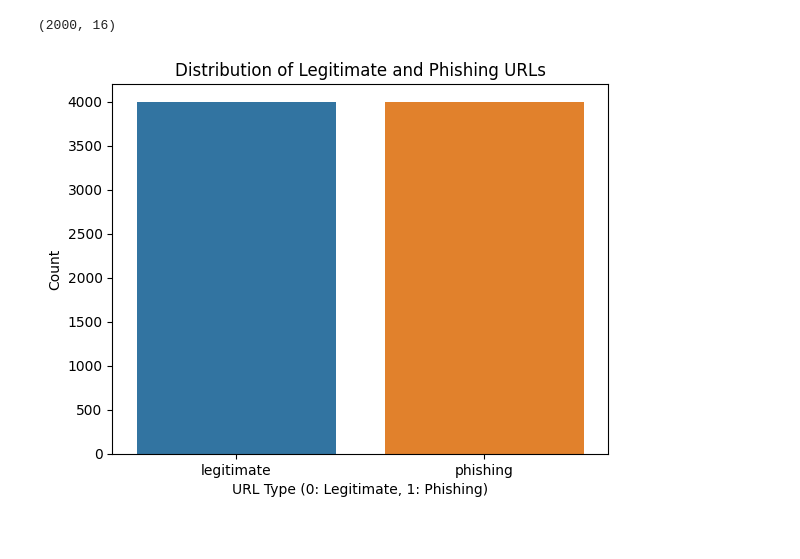
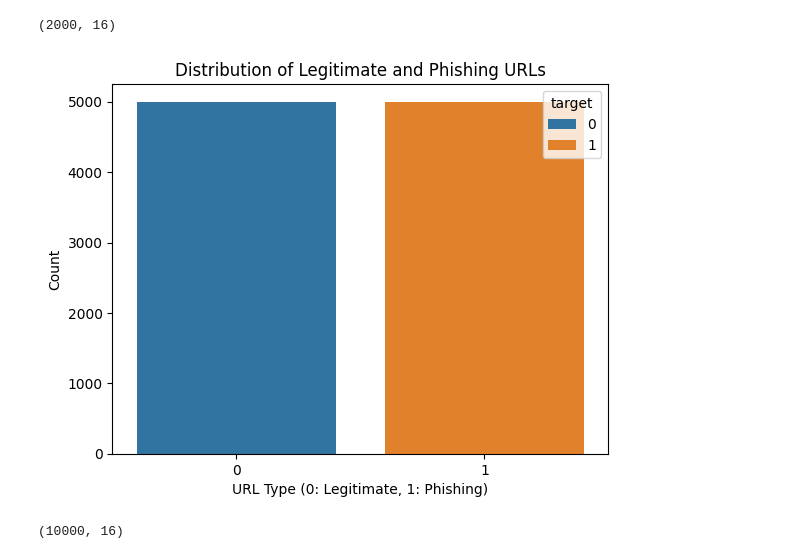
Before and after one commit to Lyhour7777/Phishing-Detection-Using-ML, a Jupyter notebook: notebooks/sambat_notebook.ipynb, the cells around one changed output. Drawn from its saved outputs; the diff is of its cells as text; code cells hidden in the pictures.

```diff
--- a/notebooks/sambat_notebook.ipynb
+++ b/notebooks/sambat_notebook.ipynb
@@ -606,11 +594,32 @@ data.shape
 # %%
 import matplotlib.pyplot as plt
 import seaborn as sns
 
-sns.countplot(data=data, x='target', hue='target')
+sns.countplot(data=df_concat, x='target', hue='target')
 plt.title('Distribution of Legitimate and Phishing URLs')
 plt.xlabel('URL Type (0: Legitimate, 1: Phishing)')
 plt.ylabel('Count')
 plt.show()
 # %% [output]
-[figure, old version]
+[figure, new version]
+# %%
+import os
+import pandas as pd
+
+# List files
+file_path = '../data'
+files = os.listdir(file_path)
+
+# Indices you want
+indices = [1, 2, 4, 5, 6]
+
+# Select files by index
+selected_files = [files[i] for i in indices]
+
+# Read and concat
+dfs = [pd.read_csv(os.path.join(file_path, f)) for f in selected_files]
+df_concat = pd.concat(dfs, axis=0, ignore_index=True)
+
+print(df_concat.shape)
+# %% [output]
+(10000, 16)
```
Also changed, not shown: parts of 8 cells of this notebook.
